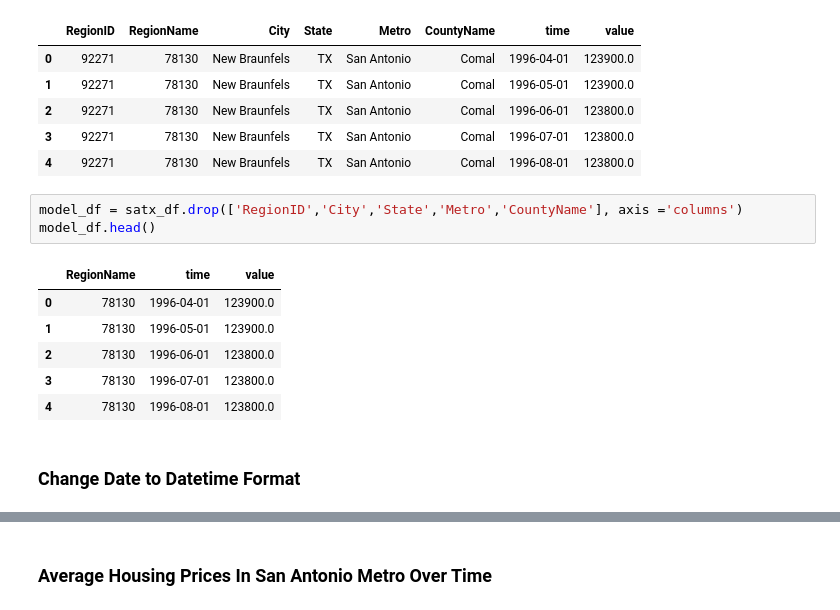
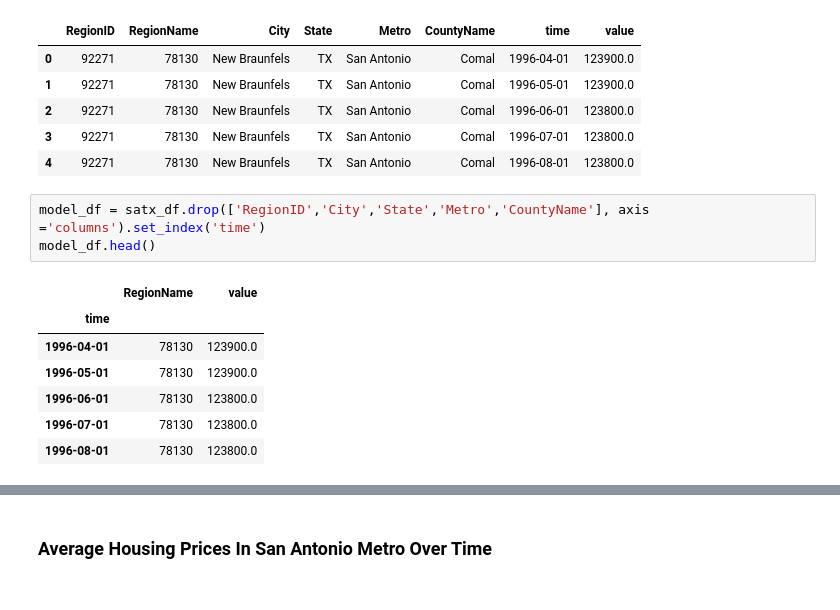
Before and after one commit to meljoy1099/housing-price-forecast-time-series-modeling, a Jupyter notebook: notebook.ipynb, the cells around one changed output, grey strips where cells are left out. Cells and saved outputs as stored; diff of their text form.

Commit message:
updated models

```diff
--- a/notebook.ipynb
+++ b/notebook.ipynb
@@ -266,14 +266,13 @@ satx_df.head()
 | 3 | 92271 | 78130 | New Braunfels | TX | San Antonio | Comal | 1996-07-01 | 123800.0 |
 | 4 | 92271 | 78130 | New Braunfels | TX | San Antonio | Comal | 1996-08-01 | 123800.0 |
 # %%
-model_df = satx_df.drop(['RegionID','City','State','Metro','CountyName'], axis ='columns')
+model_df = satx_df.drop(['RegionID','City','State','Metro','CountyName'], axis ='columns').set_index('time')
 model_df.head()
 # %% [output]
-|  | RegionName | time | value |
-| 0 | 78130 | 1996-04-01 | 123900.0 |
-| 1 | 78130 | 1996-05-01 | 123900.0 |
-| 2 | 78130 | 1996-06-01 | 123800.0 |
-| 3 | 78130 | 1996-07-01 | 123800.0 |
-| 4 | 78130 | 1996-08-01 | 123800.0 |
+|  | RegionName | value |
+| time |  |  |
+| 1996-04-01 | 78130 | 123900.0 |
+| 1996-05-01 | 78130 | 123900.0 |
+| 1996-06-01 | 78130 | 123800.0 |
+| 1996-07-01 | 78130 | 123800.0 |
+| 1996-08-01 | 78130 | 123800.0 |
-# %% [markdown]
-### Change Date to Datetime Format
```
Also changed, not shown: parts of 7 cells of this notebook.
